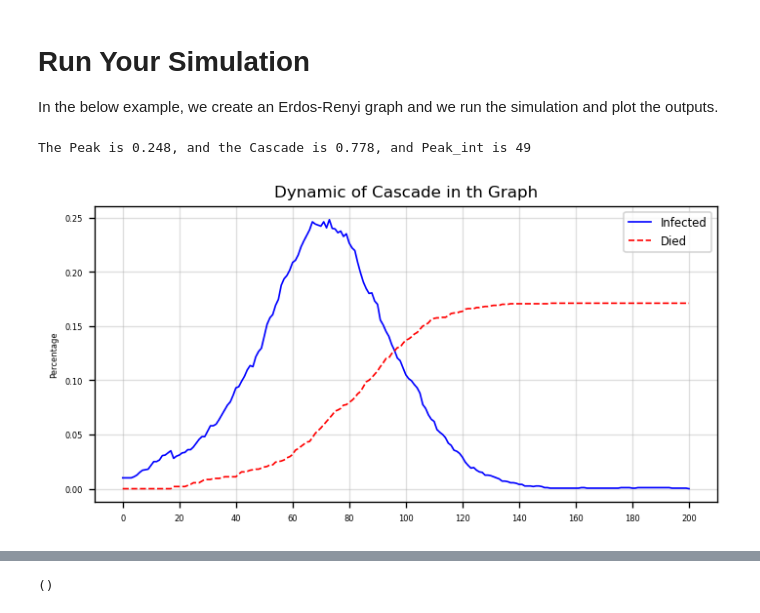
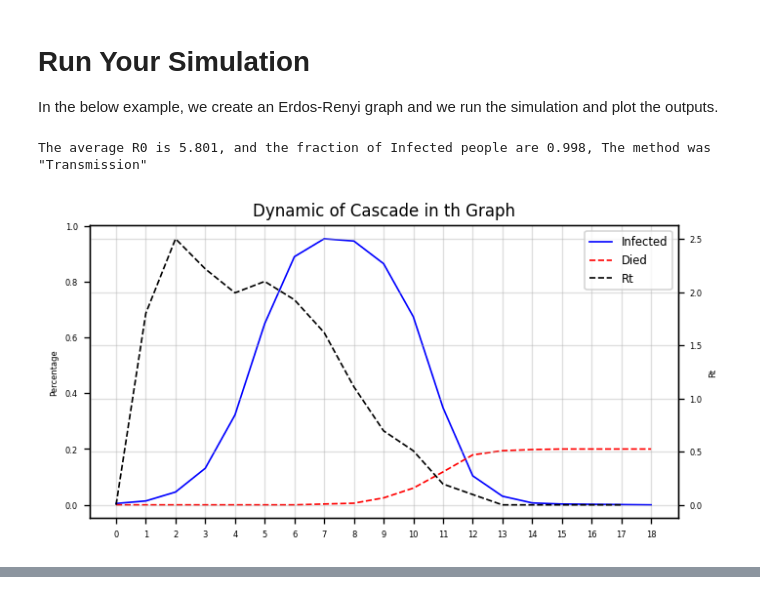
Before and after one commit to MahdiShahrabi/COVID19-Simulation, a Jupyter notebook: Time Dimension/Time_Simulation.ipynb, the cells around one changed output, grey strips where cells are left out. Cells and saved outputs as stored; diff of their text form; code cells hidden in the pictures.

```diff
--- a/Time Dimension/Time_Simulation.ipynb
+++ b/Time Dimension/Time_Simulation.ipynb
@@ -78 +16,7 @@ def TimePolicy_generator(Graph,Maximum_Time=10000,
+# %%
+## Function to geneate seed
+def generateRandSeed(num,Graph):
+    """ A simple function to generate random seed """
+    out = np.random.choice(list(range(Graph.number_of_nodes())),num,replace=False)
+    return(out)
 # %%
@@ -419,27 +337,21 @@ In the below example, we create an Erdos-Renyi graph and we run the simulation a
 # %%
 %%time
 # Example
-n = 2000
-d = 20
-c = 0.01
+n = 1000
+d = 40
 G = nx.erdos_renyi_graph(n,d/n)
-# G = deepcopy(FB_Graph)
-edge_weight = dict(zip(G.edges(),[c for x in range(len(G.edges()))]))
+edge_weight = dict(zip(G.edges(),[uniform(0.01,0.1) for x in range(len(G.edges()))]))
 nx.set_edge_attributes(G,edge_weight,'weight')
 
 method = 'Transmission'
-out = Simulate_SIR_Time (deepcopy(G),Maximum_Time=1000,
-                       Seasons=[50,100,150,200],P_seasons = [1,1,1,1],
-                       Seeds = generateRandSeed(20,G),
-                       n_dr=17, q_die=0.2, n_exposed=3,q_symptotic=0.5, q_s=0.5,
-                       how='Transmission',
-                       time_policy={'mode':'stochastic','stochastic':{'p':1},
-                                    'deterministic':{'group_num':2,'method':'divide'}},
-                       pnt=False)
+out = Simulate_SIR_Time (deepcopy(G),Maximum_Time=10000,Seasons=[20,40,60,80],P_seasons = [1,1,1,1],
+                   Seeds = generateRandSeed(5,G), n_dr=5, q_die=0.2, n_s=2, q_s=0.3, how=method)
 
-print('The Peak is {:0.3f}, and the Cascade is {:0.3f}, and Peak_int is {}'.format(
-    out['Peak'],out['Cascade'],out['Peak_int']))
-plot_simulation_output(Graphsize=G.number_of_nodes(),data = out,module=['Infected','Died'])
+print('The average R0 is {:0.3f}, and the fraction of Infected people are {:0.3f}, The method was "{}"'.format(out[2],out[3],method))
+data = out[0]
+data['Rt'] = 0
+data['Rt'].iloc[1:] = out[4]
+plot_simulation_output(Graphsize=G.number_of_nodes(),data = data,module=['Infected','Died','Rt'])
 # %% [output]
-The Peak is 0.248, and the Cascade is 0.778, and Peak_int is 49
+The average R0 is 5.801, and the fraction of Infected people are 0.998, The method was "Transmission"
-[figure, old version]
+[figure, new version]
@@ -447 +359,0 @@ Wall time: 4.47 s
-()
```
Also changed, not shown: parts of 11 cells of this notebook, 9 other files.
